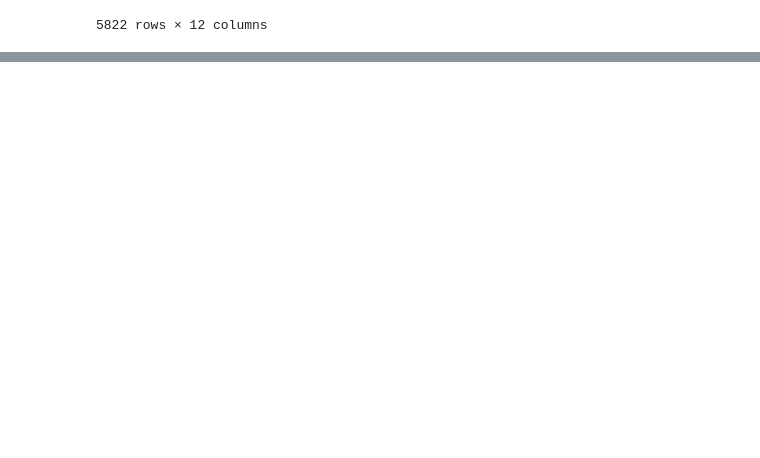
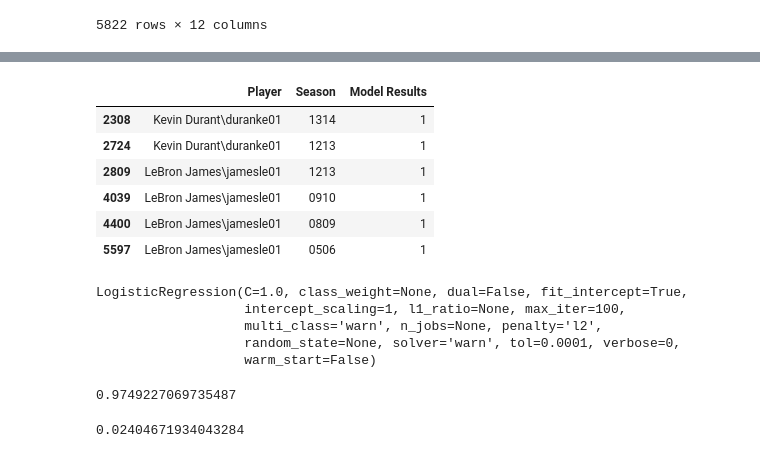
Before and after one commit to victoria-yining-huang/NBA-MIP, a Jupyter notebook: classification.ipynb, the cells around one changed output, grey strips where cells are left out. Cells and saved outputs as stored; diff of their text form; code cells hidden in the pictures; blank space fills up the shorter version.

```diff
--- a/classification.ipynb
+++ b/classification.ipynb
@@ -134,0 +129,9 @@ plt.show()
+# %%
+kf = KFold(n_splits=10)
+# %%
+#empty dataframe to store the class predictions
+class_predictions = pd.DataFrame()
+class_predictions['Player'] = master['Player']
+class_predictions['Season'] = master['season']
+class_predictions['Model Results'] = "Nothing"
+class_predictions
@@ -134,0 +157,28 @@ plt.show()
+# %%
+i = 0
+for training, testing in kf.split(X):
+    print("-------------------------iter starts----------------------")
+    print("Train Index: ", training, "\n")
+    print("Test Index: ", testing)
+    min_tr = min(training)
+    max_tr = max(training)
+    min_test = min(testing)
+    max_test = max(testing)
+    X_training_data = X.iloc[min_tr:(max_tr+1)]
+    X_testing_data = X.iloc[min_test:(max_test+1)]
+    Y_training_data = Y.iloc[min_tr:(max_tr+1)]
+    Y_testing_data = Y.iloc[min_test:(max_test+1)]
+    #Fit model
+    log_reg_model.fit(X_training_data, Y_training_data)
+    log_reg_model.score(X_training_data, Y_training_data)
+    class_predict = log_reg_model.predict(X_testing_data)
+    acc_score = accuracy_score(Y_testing_data, class_predict)
+    print("Class Predict: ", class_predict)
+    print("Accuracy Score: ", acc_score)
+    k = 0
+    for j in testing:
+        class_predictions.iloc[j, 2] = class_predict[k]
+        k += 1
+
+    print("--------------------------iteration ends----------------------")
+    i = i + 1
@@ -134,0 +357,28 @@ plt.show()
+# %%
+test = class_predictions[class_predictions['Model Results']==1]
+# %%
+test
+# %% [output]
+|  | Player | Season | Model Results |
+| 2308 | Kevin Durant\duranke01 | 1314 | 1 |
+| 2724 | Kevin Durant\duranke01 | 1213 | 1 |
+| 2809 | LeBron James\jamesle01 | 1213 | 1 |
+| 4039 | LeBron James\jamesle01 | 0910 | 1 |
+| 4400 | LeBron James\jamesle01 | 0809 | 1 |
+| 5597 | LeBron James\jamesle01 | 0506 | 1 |
+# %%
+log_reg_model.fit(X,Y)
+# %% [output]
+LogisticRegression(C=1.0, class_weight=None, dual=False, fit_intercept=True,
+                   intercept_scaling=1, l1_ratio=None, max_iter=100,
+                   multi_class='warn', n_jobs=None, penalty='l2',
+                   random_state=None, solver='warn', tol=0.0001, verbose=0,
+                   warm_start=False)
+# %%
+log_reg_model.score(X,Y)
+# %% [output]
+0.9749227069735487
+# %%
+Y.mean()
+# %% [output]
+0.02404671934043284
```
Also changed, not shown: parts of 10 cells of this notebook.
